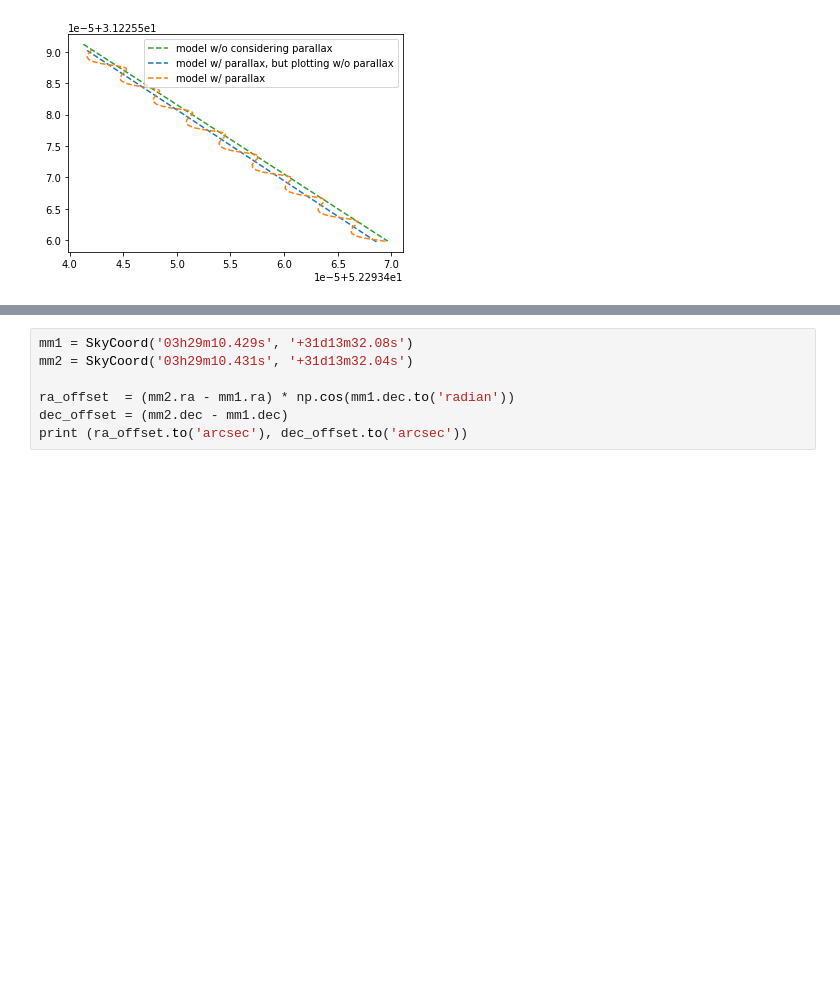
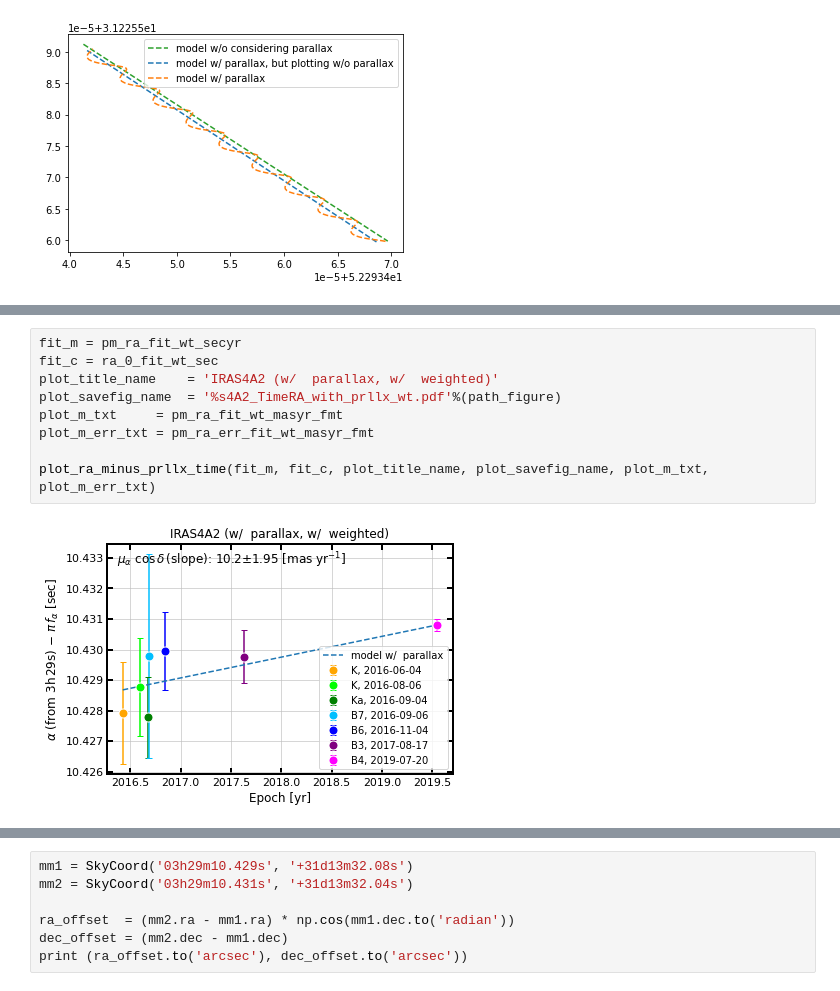
Before and after one commit to astrochialinko/IRAS4A, a Jupyter notebook: Polarization/Analysis_Astrometry/Script/script_fitting_ProperMotion_with_parallax.ipynb, the cells around one changed output, grey strips where cells are left out. Saved outputs shown, nothing was run; the diff lists cells and outputs as text; blank space fills up the shorter version.

```diff
--- a/Polarization/Analysis_Astrometry/Script/script_fitting_ProperMotion_with_parallax.ipynb
+++ b/Polarization/Analysis_Astrometry/Script/script_fitting_ProperMotion_with_parallax.ipynb
@@ -448 +457,12 @@ plt.show()
+# %%
+fit_m = pm_ra_fit_wt_secyr
+fit_c = ra_0_fit_wt_sec
+plot_title_name    = 'IRAS4A2 (w/  parallax, w/  weighted)'
+plot_savefig_name  = '%s4A2_TimeRA_with_prllx_wt.pdf'%(path_figure)
+plot_m_txt     = pm_ra_fit_wt_masyr_fmt
+plot_m_err_txt = pm_ra_err_fit_wt_masyr_fmt
+
+plot_ra_minus_prllx_time(fit_m, fit_c, plot_title_name, plot_savefig_name, plot_m_txt, plot_m_err_txt)
+# %% [output]
+[figure, added]
 # %%
```
Also changed, not shown: parts of 31 cells of this notebook, 29 other files.
